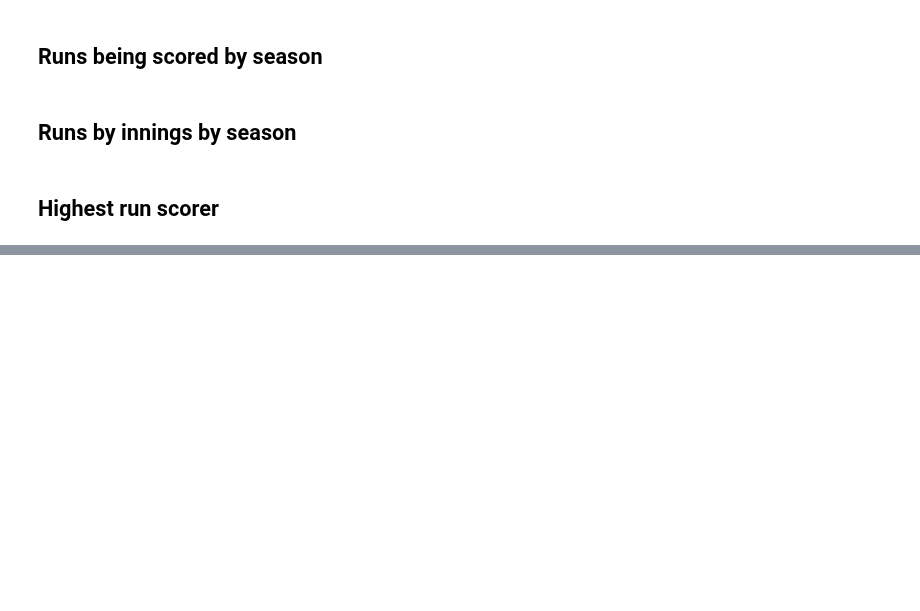
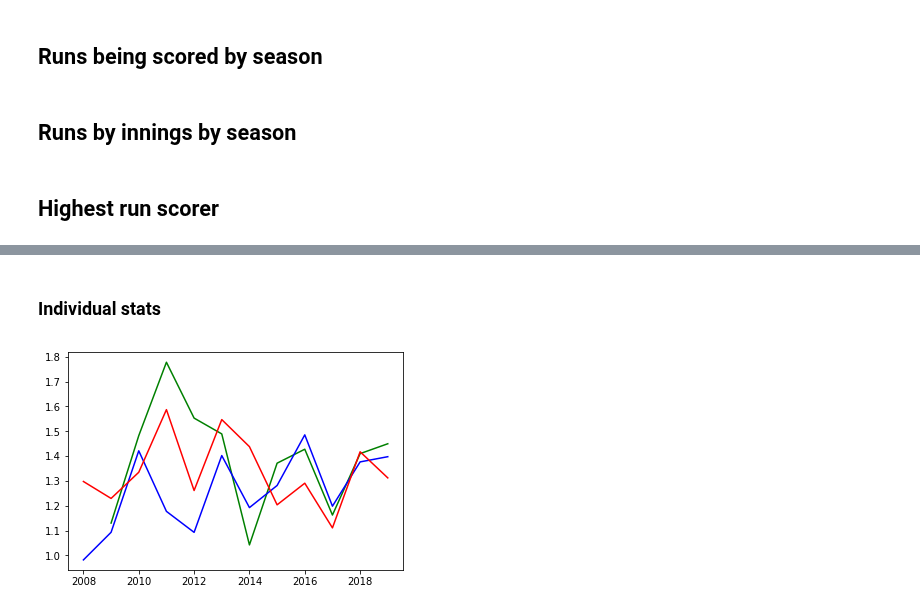
Before and after one commit to ravi-gopalan/ipl_analysis, a Jupyter notebook: ipl_analysis_v2.ipynb, the cells around one changed output, grey strips where cells are left out. Saved outputs shown, nothing was run; the diff lists cells and outputs as text; code cells hidden in the pictures; blank space fills up the shorter version.

```diff
--- a/ipl_analysis_v2.ipynb
+++ b/ipl_analysis_v2.ipynb
@@ -411,6 +1022,0 @@ memory usage: 64.7+ MB
-# %%
-df_fielders = pd.DataFrame(df_combined['fielders'].apply(pd.Series))
-fielder_cols = ['fielder_1','fielder_2','fielder_3']
-df_fielders.columns = fielder_cols
-df_combined = df_combined.join(df_fielders)
-df_combined.info()
@@ -432,0 +1098,10 @@ plt.show()
+# %% [markdown]
+### Individual stats
+# %%
+plt.plot(df_combined.query('batsman=="CH Gayle"').groupby(['season'])['batsman_runs'].mean(),color='green')
+plt.plot(df_combined.query('batsman=="V Kohli"').groupby(['season'])['batsman_runs'].mean(),color='blue')
+plt.plot(df_combined.query('batsman=="MS Dhoni"').groupby(['season'])['batsman_runs'].mean(),color='red')
+plt.plot(df_combined.query('batsman=="YK Pathan"').groupby(['season'])['batsman_runs'].mean(),color='red')
+plt.show()
+# %% [output]
+[figure, added]
```
Also changed, not shown: parts of 108 cells of this notebook.
